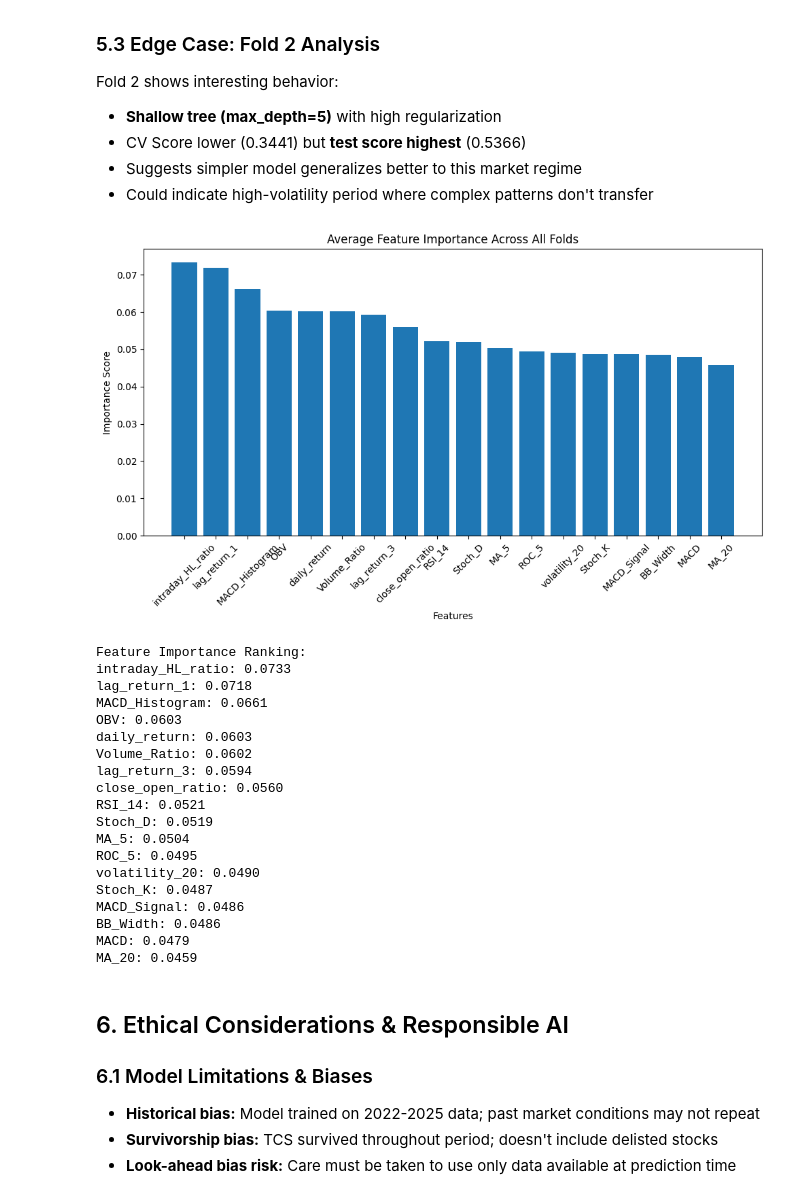
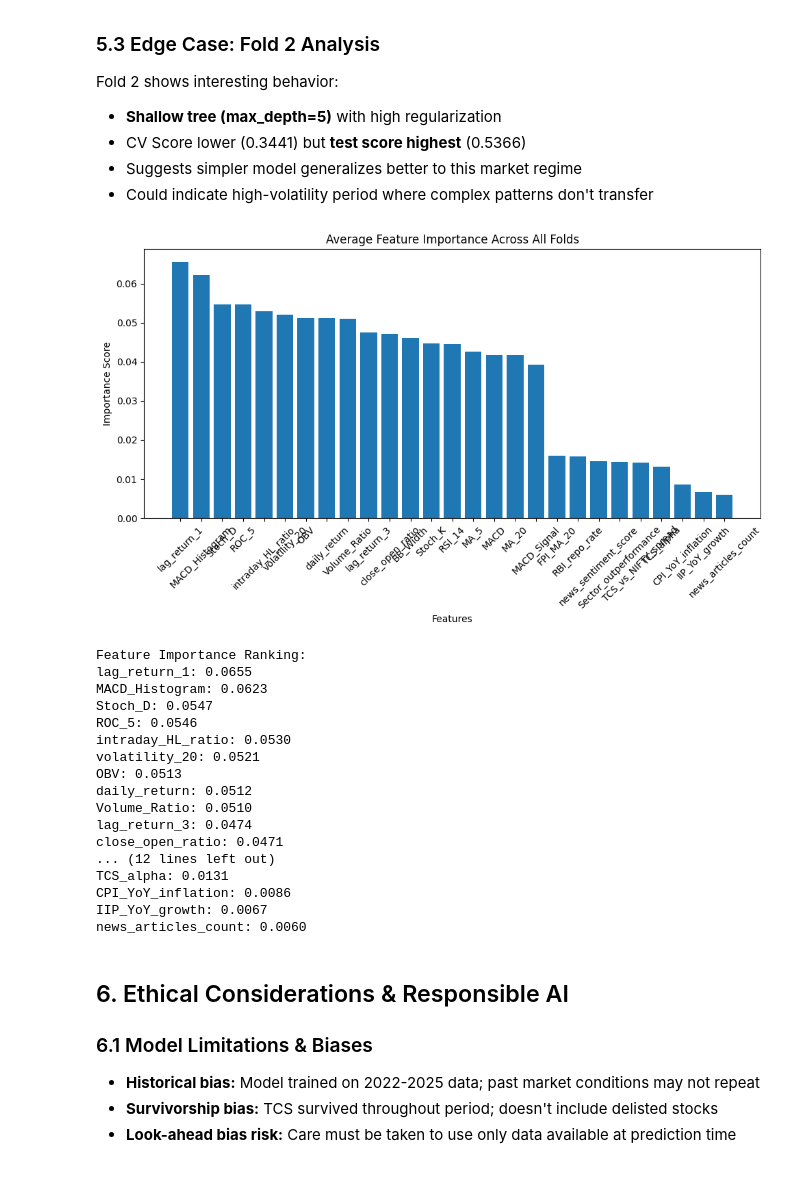
Before and after one commit to rainikhilprakash-del/StockPred, a Jupyter notebook: stock.ipynb, the cells around one changed output. Drawn from its saved outputs; the diff is of its cells as text; code cells hidden in the pictures.

```diff
--- a/stock.ipynb
+++ b/stock.ipynb
@@ -80,7 +183,7 @@ All libraries imported successfully
 # %%
 def download_data(ticker, start_date, end_date):
     '''Download data function'''
-    extra_days = 71 #for feature engineering (50-day MA + buffer)
+    extra_days = 91 #for feature engineering (50-day MA + buffer)
     start_date = datetime.strptime(start_date, '%Y-%m-%d')
     start_buffer = start_date - timedelta(days=extra_days)
     start_buffer = start_buffer.strftime('%Y-%m-%d')
@@ -99,6 +500,6 @@ def download_data(ticker, start_date, end_date):
 # %%
-#Call the download data function
-df = download_data('TCS.NS', '2022-01-01', '2025-12-31')
+#Calling the download data function
+df = download_data('TCS.NS', '2020-01-01', '2025-12-31')
 
 print(f"Data Shape: {df.shape}")
 print(f"Date Range: {df.index[0].date()} to {df.index[-1].date()}")
@@ -218,13 +666,10 @@ def create_features(data):
     #calculating Relative Strength Index
     period = 14
     delta = data['Close'].diff()
-
     gain = delta.clip(lower=0)
     loss = -delta.clip(upper=0)
-
     avg_gain = gain.ewm(alpha=1/period, adjust=False, min_periods=period).mean()
     avg_loss = loss.ewm(alpha=1/period, adjust=False, min_periods=period).mean()
-
     rs = avg_gain / avg_loss
     data['RSI_14'] = 100-(100/(1+rs))
 
@@ -258,18 +703,17 @@ def create_features(data):
     # Lagged returns - Previous day momentum
     data['lag_return_1'] = data['daily_return'].shift(1)
     data['lag_return_3'] = data['daily_return'].shift(3)
+    data['lag_return_5'] = data['daily_return'].shift(5)
 
     # Adding Williams %R:
-    low_14 = df['Low'].rolling(14).min()
-    high_14 = df['High'].rolling(14).max()
-    df['Williams_R'] = -100 * (high_14 - df['Close']) / (high_14 - low_14)
+    data['Williams_R'] = -100 * (high_max - data['Close']) / (high_max - low_min)
 
     # Add ADX:
-    df['ADX'] = trend.adx(df['High'], df['Low'], df['Close'], window=14)
+    data['ADX'] = trend.adx(data['High'], data['Low'], data['Close'], window=14)
 
     # Add Money Flow Index:
-    df['MFI'] = volume.money_flow_index(df['High'], df['Low'],
-                                        df['Close'], df['Volume'])
+    data['MFI'] = volume.money_flow_index(data['High'], data['Low'],
+                                        data['Close'], data['Volume'])
 
     #define target variable
     data['Target'] = data['Close'].shift(-1)
@@ -582,49 +1472,47 @@ Fold 2 shows interesting behavior:
 # %%
 # Extracting to visualize feature importance
 
 feature_importances = []
-for fold_result in results:
+for fold_result in rf_results:
     importance = fold_result['model'].feature_importances_
     feature_importances.append(importance)
 
 # Average importance across all folds
 avg_importance = np.mean(feature_importances, axis=0)
 
 # Creating visualization
 plt.figure(figsize=(10, 6))
 indices = np.argsort(avg_importance)[::-1]
 plt.bar(range(len(avg_importance)), avg_importance[indices])
-plt.xticks(range(len(avg_importance)), [feature_cols[i] for i in indices], rotation=45)
+plt.xticks(range(len(avg_importance)), [feature_cols_extended[i] for i in indices], rotation=45)
 plt.title("Average Feature Importance Across All Folds")
 plt.ylabel("Importance Score")
 plt.xlabel("Features")
 plt.tight_layout()
 plt.show()
 
 print("\nFeature Importance Ranking:")
 for i in indices:
-    print(f"{feature_cols[i]}: {avg_importance[i]:.4f}")
+    print(f"{feature_cols_extended[i]}: {avg_importance[i]:.4f}")
 # %% [output]
-[figure, old version]
+[figure, new version]
 Feature Importance Ranking:
-intraday_HL_ratio: 0.0733
-lag_return_1: 0.0718
-MACD_Histogram: 0.0661
-OBV: 0.0603
-daily_return: 0.0603
-Volume_Ratio: 0.0602
-lag_return_3: 0.0594
-close_open_ratio: 0.0560
-RSI_14: 0.0521
-Stoch_D: 0.0519
-MA_5: 0.0504
-ROC_5: 0.0495
-volatility_20: 0.0490
-Stoch_K: 0.0487
-MACD_Signal: 0.0486
-BB_Width: 0.0486
-MACD: 0.0479
-MA_20: 0.0459
+lag_return_1: 0.0655
+MACD_Histogram: 0.0623
+Stoch_D: 0.0547
+ROC_5: 0.0546
+intraday_HL_ratio: 0.0530
+volatility_20: 0.0521
+OBV: 0.0513
+daily_return: 0.0512
+Volume_Ratio: 0.0510
+lag_return_3: 0.0474
+close_open_ratio: 0.0471
+... (12 lines left out)
+TCS_alpha: 0.0131
+CPI_YoY_inflation: 0.0086
+IIP_YoY_growth: 0.0067
+news_articles_count: 0.0060
 # %% [markdown]
 ## 6. Ethical Considerations & Responsible AI
 
```
Also changed, not shown: parts of 17 cells of this notebook.
